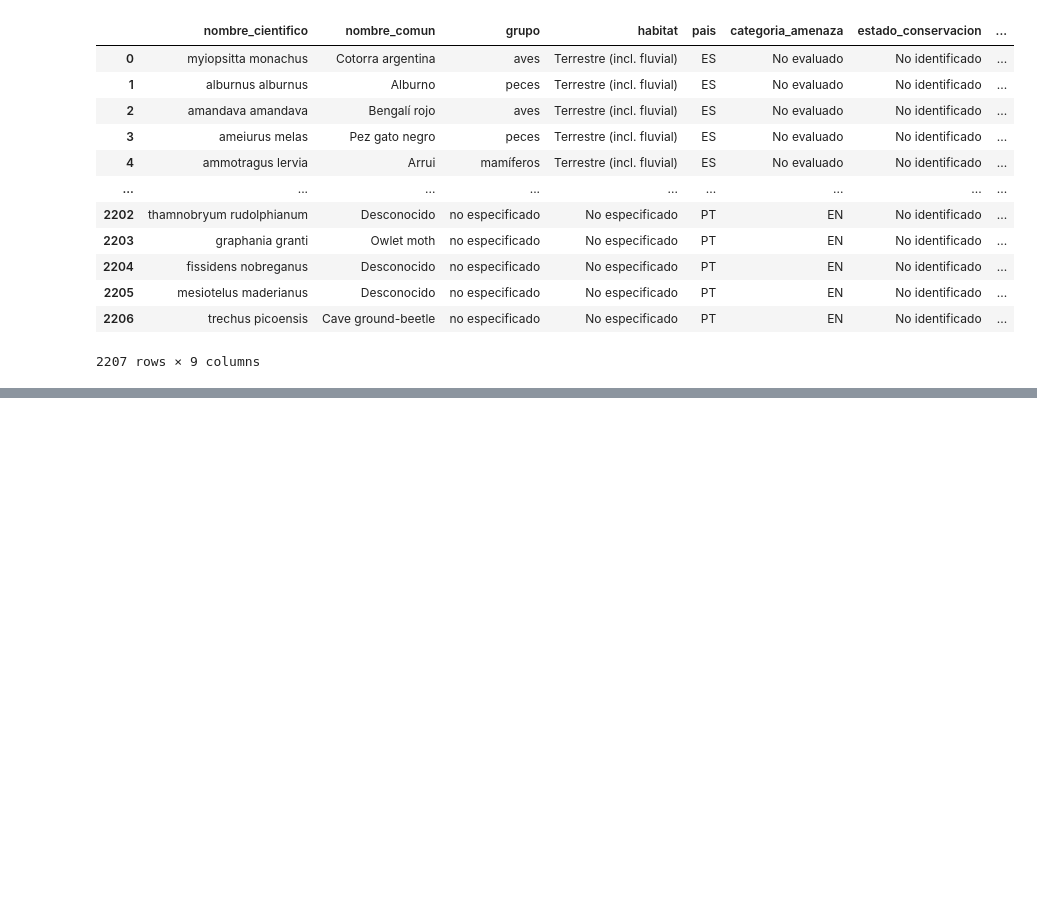
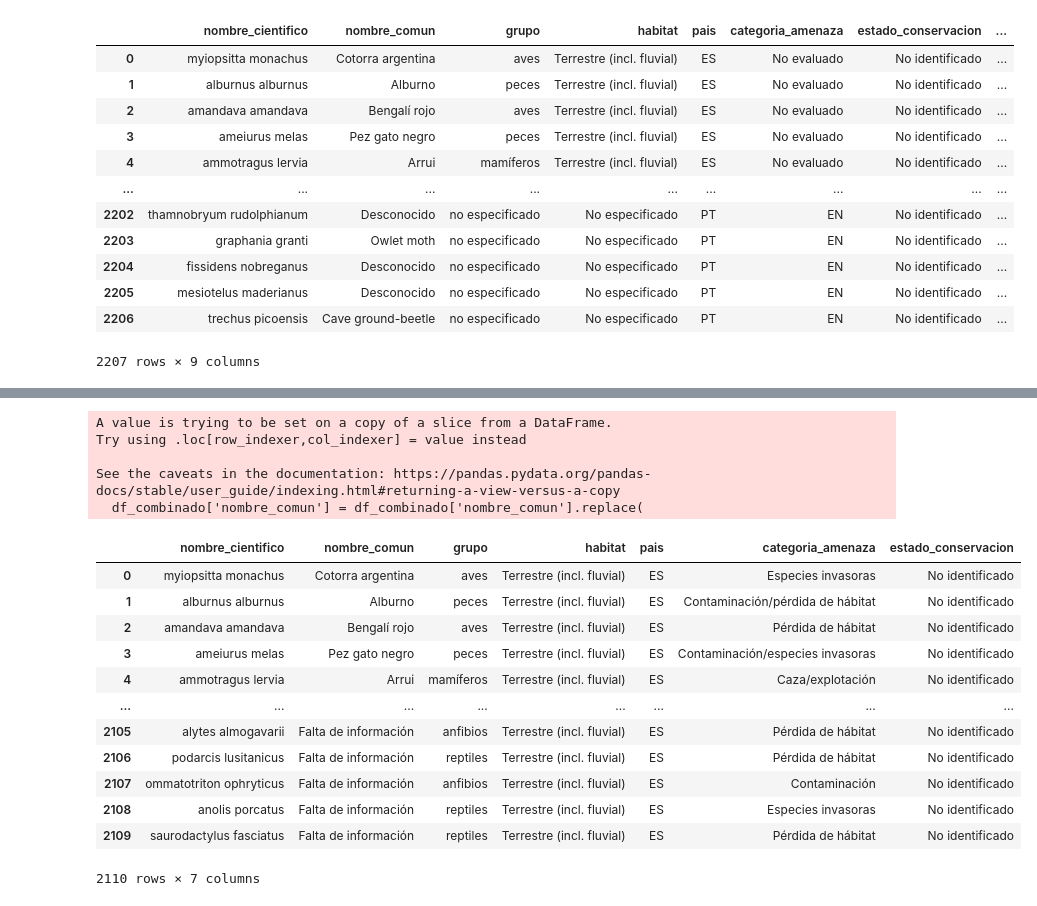
Before and after one commit to NereaGomez9/Animales-en-peligro-de-exticion, a Jupyter notebook: proyecto_animales.ipynb, the cells around one changed output, grey strips where cells are left out. Saved outputs shown, nothing was run; the diff lists cells and outputs as text; code cells hidden in the pictures; blank space fills up the shorter version.

```diff
--- a/proyecto_animales.ipynb
+++ b/proyecto_animales.ipynb
@@ -665,0 +711,26 @@ df_animales
+# %%
+df_combinado['nombre_comun'] = df_combinado['nombre_comun'].replace(
+    "Desconocido", "Falta de información", regex=True
+)
+# %% [output]
+A value is trying to be set on a copy of a slice from a DataFrame.
+Try using .loc[row_indexer,col_indexer] = value instead
+
+See the caveats in the documentation: https://pandas.pydata.org/pandas-docs/stable/user_guide/indexing.html#returning-a-view-versus-a-copy
+  df_combinado['nombre_comun'] = df_combinado['nombre_comun'].replace(
+# %%
+df_combinado
+# %% [output]
+|  | nombre_cientifico | nombre_comun | grupo | habitat | pais | categoria_amenaza | estado_conservacion |
+| 0 | myiopsitta monachus | Cotorra argentina | aves | Terrestre (incl. fluvial) | ES | Especies invasoras | No identificado |
+| 1 | alburnus alburnus | Alburno | peces | Terrestre (incl. fluvial) | ES | Contaminación/pérdida de hábitat | No identificado |
+| 2 | amandava amandava | Bengalí rojo | aves | Terrestre (incl. fluvial) | ES | Pérdida de hábitat | No identificado |
+| 3 | ameiurus melas | Pez gato negro | peces | Terrestre (incl. fluvial) | ES | Contaminación/especies invasoras | No identificado |
+| 4 | ammotragus lervia | Arrui | mamíferos | Terrestre (incl. fluvial) | ES | Caza/explotación | No identificado |
+| ... | ... | ... | ... | ... | ... | ... | ... |
+| 2105 | alytes almogavarii | Falta de información | anfibios | Terrestre (incl. fluvial) | ES | Pérdida de hábitat | No identificado |
+| 2106 | podarcis lusitanicus | Falta de información | reptiles | Terrestre (incl. fluvial) | ES | Pérdida de hábitat | No identificado |
+| 2107 | ommatotriton ophryticus | Falta de información | anfibios | Terrestre (incl. fluvial) | ES | Contaminación | No identificado |
+| 2108 | anolis porcatus | Falta de información | reptiles | Terrestre (incl. fluvial) | ES | Especies invasoras | No identificado |
+| 2109 | saurodactylus fasciatus | Falta de información | reptiles | Terrestre (incl. fluvial) | ES | Pérdida de hábitat | No identificado |
+2110 rows × 7 columns
```
Also changed, not shown: parts of 12 cells of this notebook.
